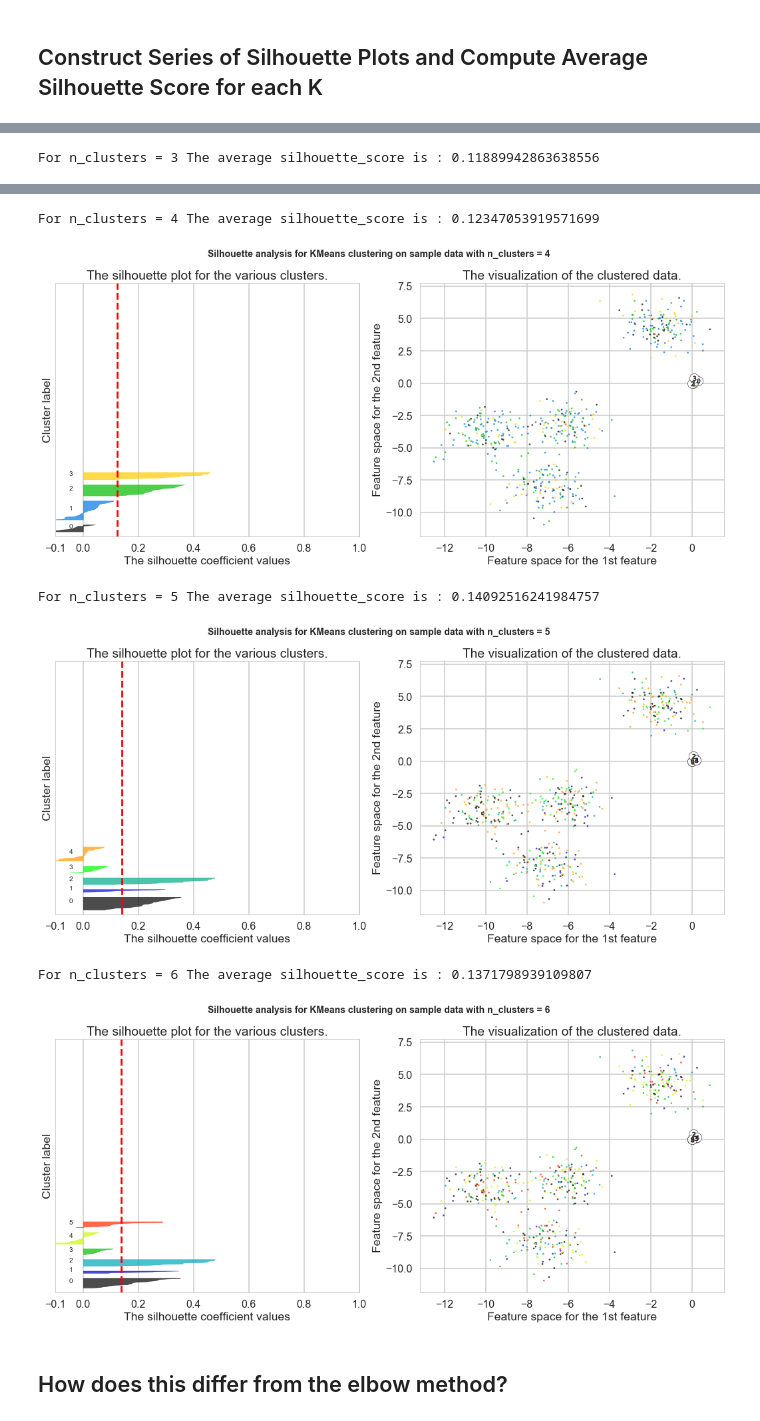
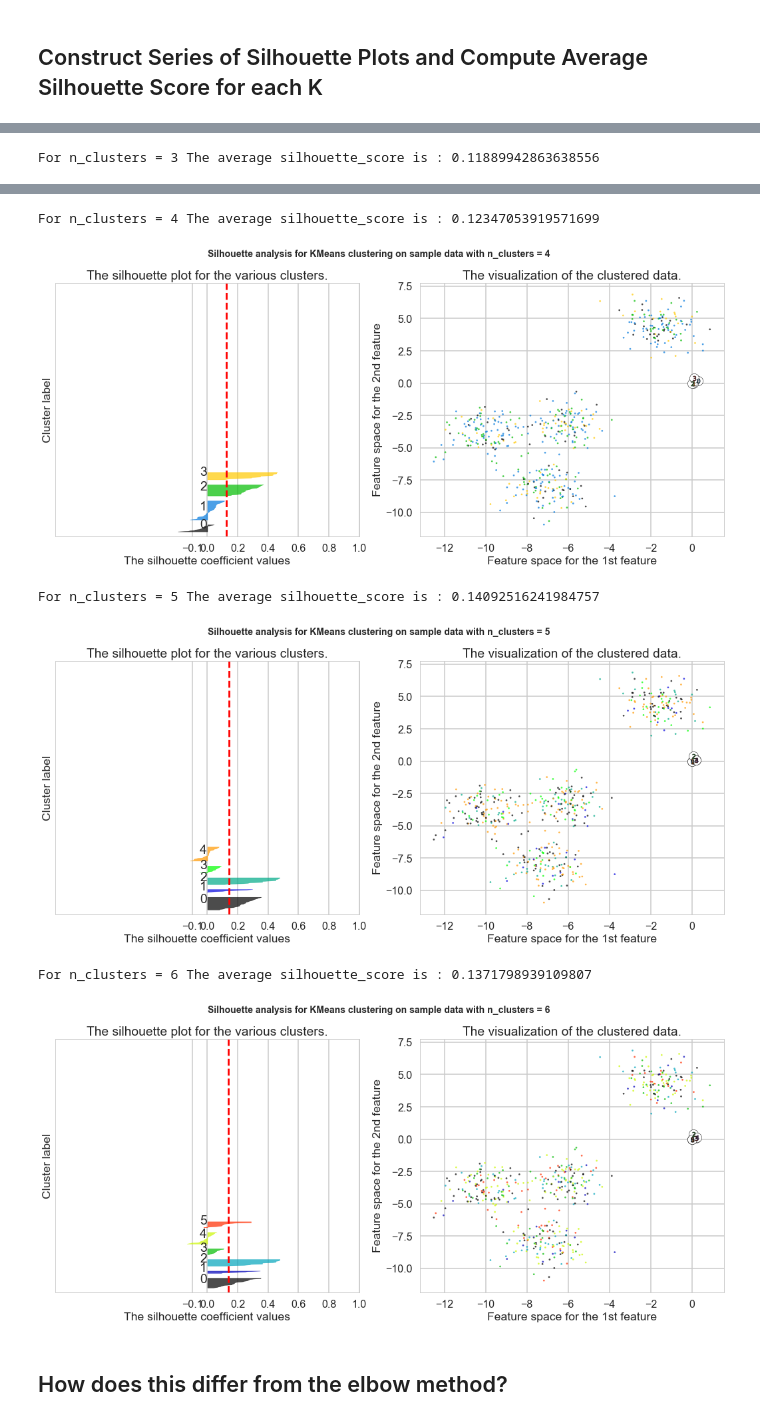
Before and after one commit to murra667/Unsupervised-Learning-Mini-project, a Jupyter notebook: Mini_Project_Clustering.ipynb, the cells around one changed output, grey strips where cells are left out. Cells and saved outputs as stored; diff of their text form; code cells hidden in the pictures.

```diff
--- a/Mini_Project_Clustering.ipynb
+++ b/Mini_Project_Clustering.ipynb
@@ -223,3 +234,6 @@ Fortunately, scikit-learn provides a function to compute this for us (phew!) cal
+# %%
+ith_cluster_silhouette_values = \
+    sample_silhouette_values[cluster_labels == i]
 # %%
 # Your turn.
 from __future__ import print_function
@@ -255,7 +269,7 @@ for n_clusters in range_n_clusters:
     # The 1st subplot is the silhouette plot
     # The silhouette coefficient can range from -1, 1 but in this example all
     # lie within [-0.1, 1]
-    ax1.set_xlim([-0.1, 1])
+    ax1.set_xlim([-1, 1])
     # The (n_clusters+1)*10 is for inserting blank space between silhouette
     # plots of individual clusters, to demarcate them clearly.
     ax1.set_ylim([0, len(X) + (n_clusters + 1) * 10])
@@ -341,9 +355,9 @@ For n_clusters = 3 The average silhouette_score is : 0.11889942863638556
 For n_clusters = 4 The average silhouette_score is : 0.12347053919571699
-[figure, old version]
+[figure, new version]
 For n_clusters = 5 The average silhouette_score is : 0.14092516241984757
-[figure, old version]
+[figure, new version]
 For n_clusters = 6 The average silhouette_score is : 0.1371798939109807
-[figure, old version]
+[figure, new version]
 # %% [markdown]
 ## How does this differ from the elbow method?
 # %% [markdown]
```
Also changed, not shown: parts of 45 cells of this notebook.
